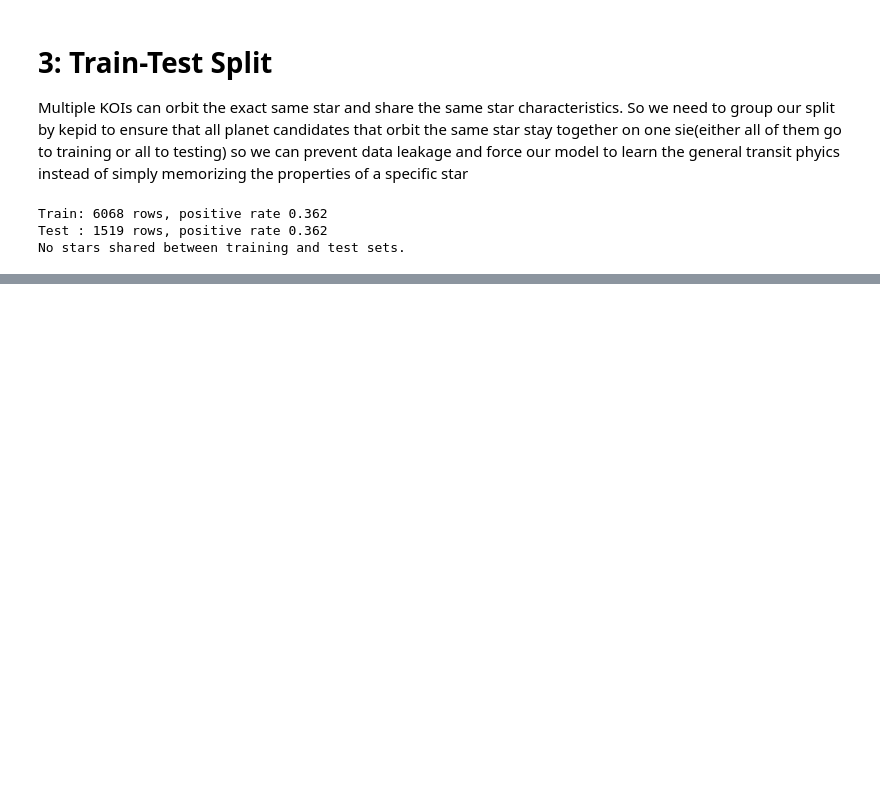
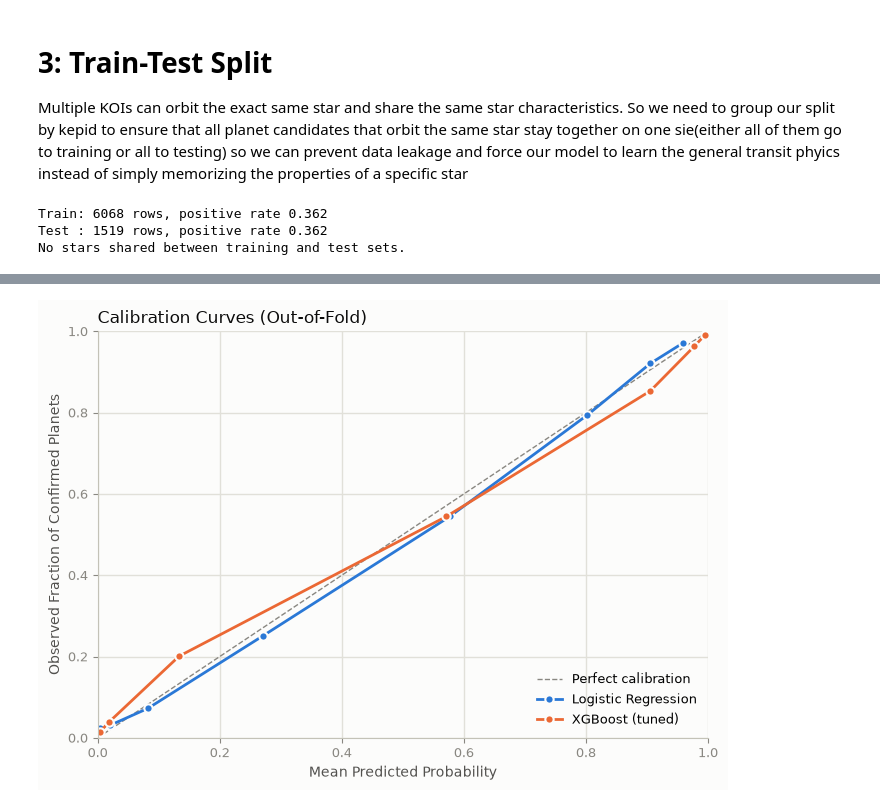
Before and after one commit to lenamadi103/kepler-exoplanet-ml, a Jupyter notebook: kepler_project.ipynb, the cells around one changed output, grey strips where cells are left out. Saved outputs shown, nothing was run; the diff lists cells and outputs as text; code cells hidden in the pictures; blank space fills up the shorter version.

```diff
--- a/kepler_project.ipynb
+++ b/kepler_project.ipynb
@@ -410,0 +856,71 @@ XGBoost inputs retain NaN and original feature scales.
+# %%
+# ---- Figure 2: Out-of-fold Calibration Curves ----
+fig, ax = plt.subplots(figsize=(7, 5), facecolor=SURFACE)
+
+ax.set_facecolor(SURFACE)
+
+for s in ("top", "right"):
+    ax.spines[s].set_visible(False)
+
+for s in ("left", "bottom"):
+    ax.spines[s].set_color(AXIS)
+
+ax.grid(True, color=GRID, linewidth=1)
+ax.set_axisbelow(True)
+ax.tick_params(colors=MUTED, labelsize=9)
+
+# Perfect calibration reference line
+ax.plot(
+    [0, 1], [0, 1],
+    color=MUTED,
+    linewidth=1,
+    linestyle="--",
+    label="Perfect calibration"
+)
+
+# Plot calibration curve for each model
+for name, p, color in models:
+    frac_pos, mean_pred = calibration_curve(
+        y_train, p,
+        n_bins=10,
+        strategy="quantile"
+    )
+
+    ax.plot(
+        mean_pred, frac_pos,
+        color=color,
+        linewidth=2,
+        marker="o",
+        markersize=6,
+        markeredgecolor=SURFACE,
+        markeredgewidth=1.5,
+        label=name
+    )
+
+ax.set_xlim(0, 1)
+ax.set_ylim(0, 1)
+
+ax.set_xlabel("Mean Predicted Probability", color=INK2)
+ax.set_ylabel("Observed Fraction of Confirmed Planets", color=INK2)
+ax.set_title(
+    "Calibration Curves (Out-of-Fold)",
+    loc="left",
+    fontsize=12,
+    color=INK
+)
+
+ax.legend(frameon=False, fontsize=9, loc="lower right")
+
+plt.tight_layout()
+
+os.makedirs("figures", exist_ok=True)
+fig.savefig(
+    "figures/calibration_curves_oof.png",
+    dpi=200,
+    bbox_inches="tight",
+    facecolor=SURFACE
+)
+
+plt.show()
+# %% [output]
+[figure, added]
```
Also changed, not shown: parts of 36 cells of this notebook, 4 other files.
